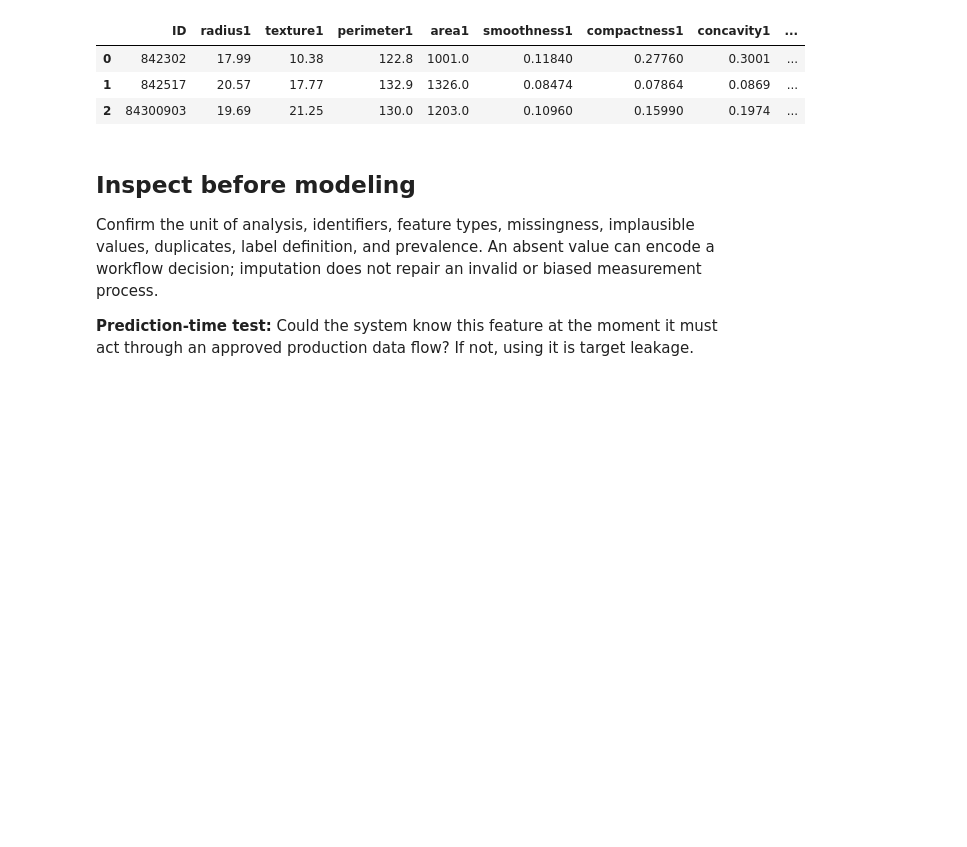
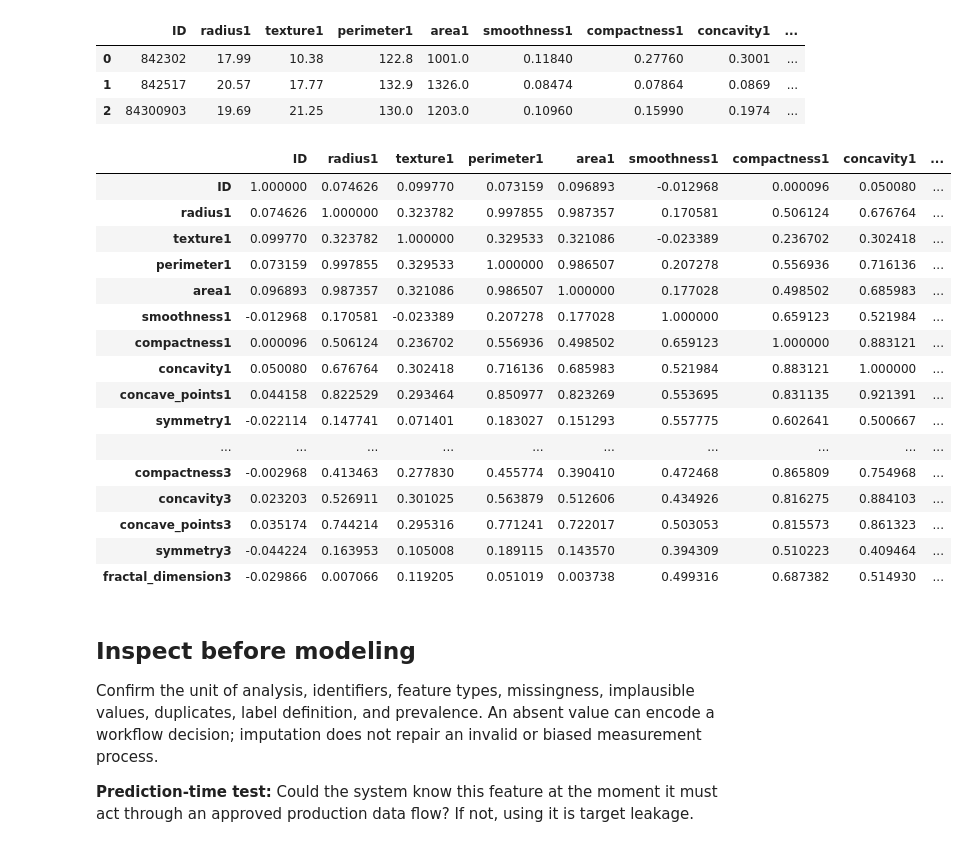
Before and after one commit to rahulsharma-rs/HI-634-FoundationsOfAI, a Jupyter notebook: week4/notebooks/week4_machine_learning_health_services.ipynb, the cells around one changed output. Drawn from its saved outputs; the diff is of its cells as text; code cells hidden in the pictures; blank space fills up the shorter version.

```diff
--- a/week4/notebooks/week4_machine_learning_health_services.ipynb
+++ b/week4/notebooks/week4_machine_learning_health_services.ipynb
@@ -181,6 +181,26 @@ Target counts (0=benign, 1=malignant):
 | 0 | 842302 | 17.99 | 10.38 | 122.8 | 1001.0 | 0.11840 | 0.27760 | 0.3001 | ... |
 | 1 | 842517 | 20.57 | 17.77 | 132.9 | 1326.0 | 0.08474 | 0.07864 | 0.0869 | ... |
 | 2 | 84300903 | 19.69 | 21.25 | 130.0 | 1203.0 | 0.10960 | 0.15990 | 0.1974 | ... |
+# %%
+raw.corr(numeric_only=True)
+# %% [output]
+|  | ID | radius1 | texture1 | perimeter1 | area1 | smoothness1 | compactness1 | concavity1 | ... |
+| ID | 1.000000 | 0.074626 | 0.099770 | 0.073159 | 0.096893 | -0.012968 | 0.000096 | 0.050080 | ... |
+| radius1 | 0.074626 | 1.000000 | 0.323782 | 0.997855 | 0.987357 | 0.170581 | 0.506124 | 0.676764 | ... |
+| texture1 | 0.099770 | 0.323782 | 1.000000 | 0.329533 | 0.321086 | -0.023389 | 0.236702 | 0.302418 | ... |
+| perimeter1 | 0.073159 | 0.997855 | 0.329533 | 1.000000 | 0.986507 | 0.207278 | 0.556936 | 0.716136 | ... |
+| area1 | 0.096893 | 0.987357 | 0.321086 | 0.986507 | 1.000000 | 0.177028 | 0.498502 | 0.685983 | ... |
+| smoothness1 | -0.012968 | 0.170581 | -0.023389 | 0.207278 | 0.177028 | 1.000000 | 0.659123 | 0.521984 | ... |
+| compactness1 | 0.000096 | 0.506124 | 0.236702 | 0.556936 | 0.498502 | 0.659123 | 1.000000 | 0.883121 | ... |
+| concavity1 | 0.050080 | 0.676764 | 0.302418 | 0.716136 | 0.685983 | 0.521984 | 0.883121 | 1.000000 | ... |
+| concave_points1 | 0.044158 | 0.822529 | 0.293464 | 0.850977 | 0.823269 | 0.553695 | 0.831135 | 0.921391 | ... |
+| symmetry1 | -0.022114 | 0.147741 | 0.071401 | 0.183027 | 0.151293 | 0.557775 | 0.602641 | 0.500667 | ... |
+| ... | ... | ... | ... | ... | ... | ... | ... | ... | ... |
+| compactness3 | -0.002968 | 0.413463 | 0.277830 | 0.455774 | 0.390410 | 0.472468 | 0.865809 | 0.754968 | ... |
+| concavity3 | 0.023203 | 0.526911 | 0.301025 | 0.563879 | 0.512606 | 0.434926 | 0.816275 | 0.884103 | ... |
+| concave_points3 | 0.035174 | 0.744214 | 0.295316 | 0.771241 | 0.722017 | 0.503053 | 0.815573 | 0.861323 | ... |
+| symmetry3 | -0.044224 | 0.163953 | 0.105008 | 0.189115 | 0.143570 | 0.394309 | 0.510223 | 0.409464 | ... |
+| fractal_dimension3 | -0.029866 | 0.007066 | 0.119205 | 0.051019 | 0.003738 | 0.499316 | 0.687382 | 0.514930 | ... |
 # %% [markdown]
 ## Inspect before modeling
 
```
Also changed, not shown: parts of 2 cells of this notebook.
